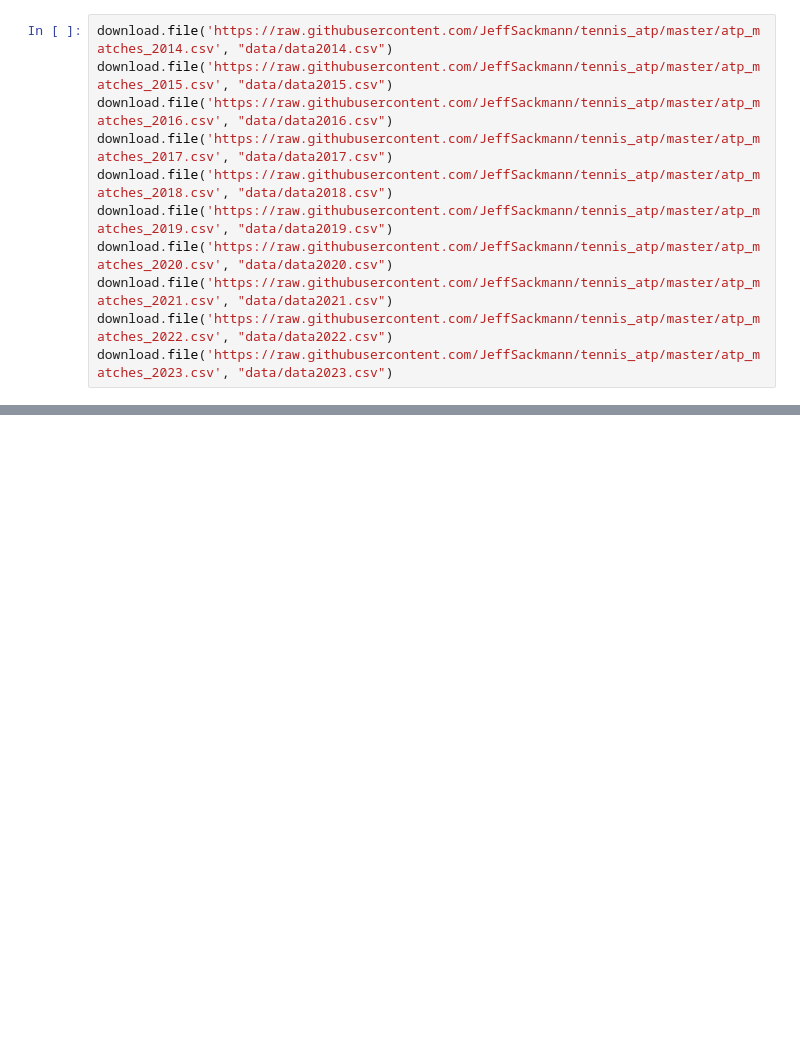
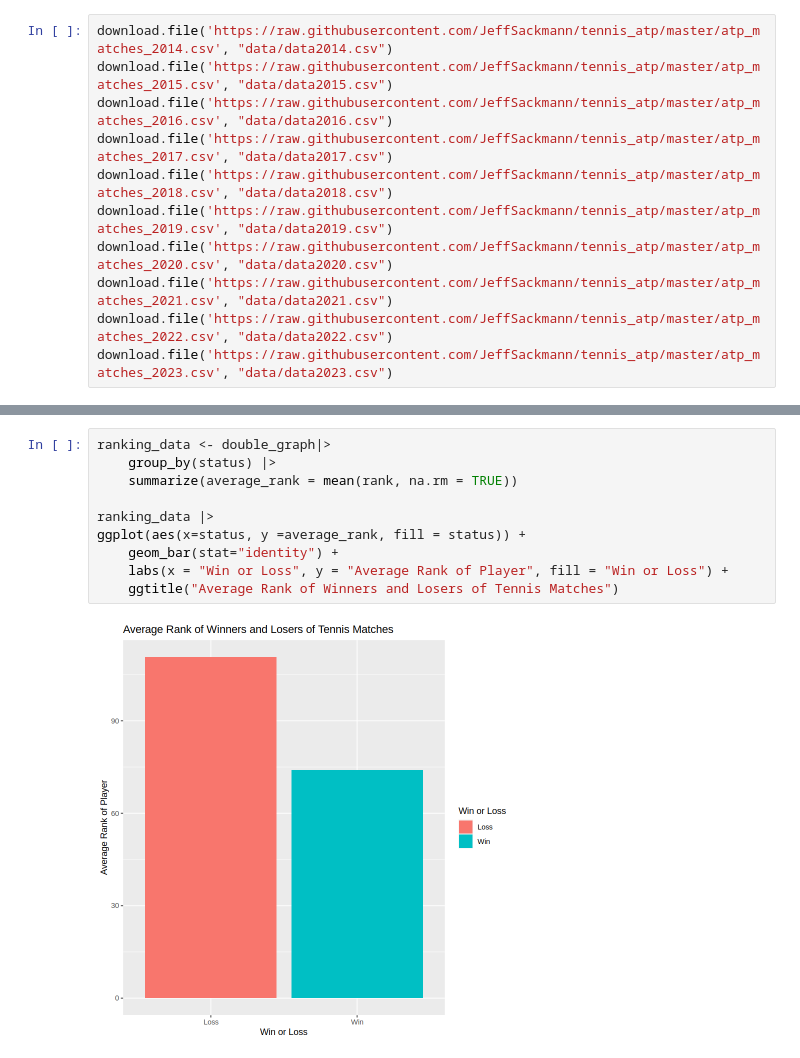
Before and after one commit to Jinception01/DSCI_100_Group_32, a Jupyter notebook: Group_32_Project.ipynb, the cells around one changed output, grey strips where cells are left out. Saved outputs shown, nothing was run; the diff lists cells and outputs as text; blank space fills up the shorter version.

```diff
--- a/Group_32_Project.ipynb
+++ b/Group_32_Project.ipynb
@@ -112,0 +210,12 @@ country_losers
+# %%
+ranking_data <- double_graph|>
+    group_by(status) |>
+    summarize(average_rank = mean(rank, na.rm = TRUE))
+
+ranking_data |>
+ggplot(aes(x=status, y =average_rank, fill = status)) +
+    geom_bar(stat="identity") +
+    labs(x = "Win or Loss", y = "Average Rank of Player", fill = "Win or Loss") +
+    ggtitle("Average Rank of Winners and Losers of Tennis Matches")
+# %% [output]
+[figure, added]
```
Also changed, not shown: parts of 10 cells of this notebook.
